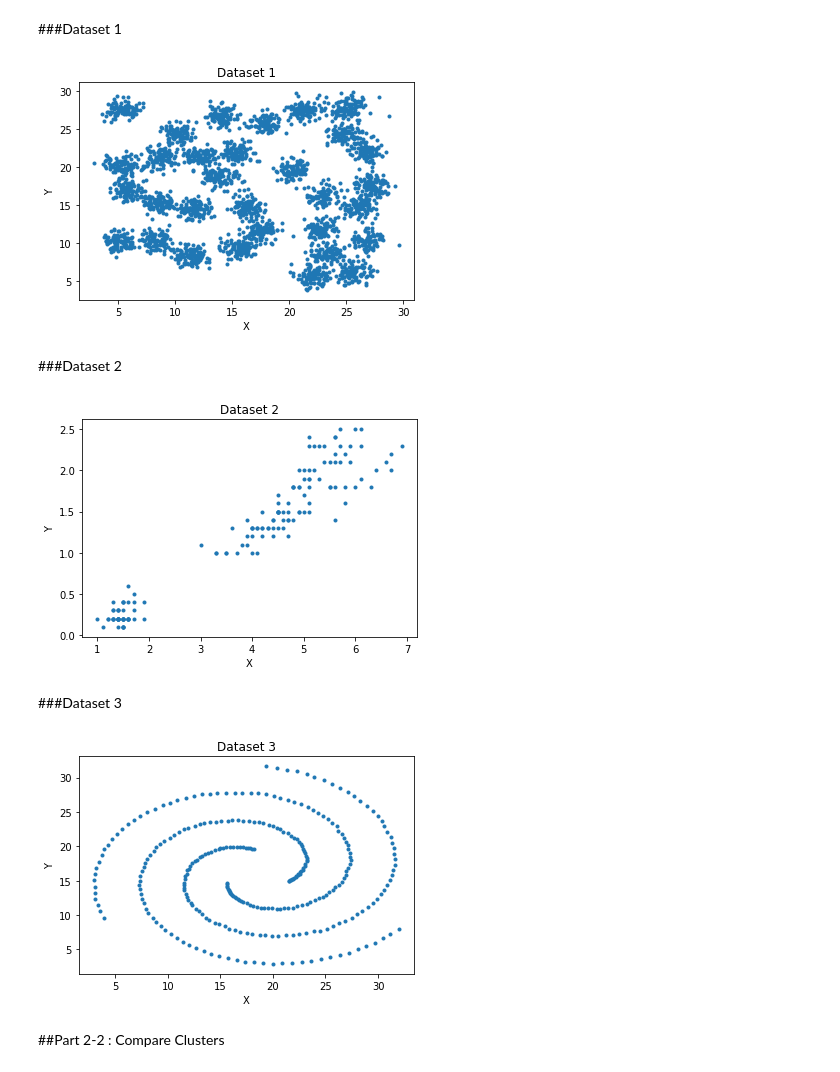
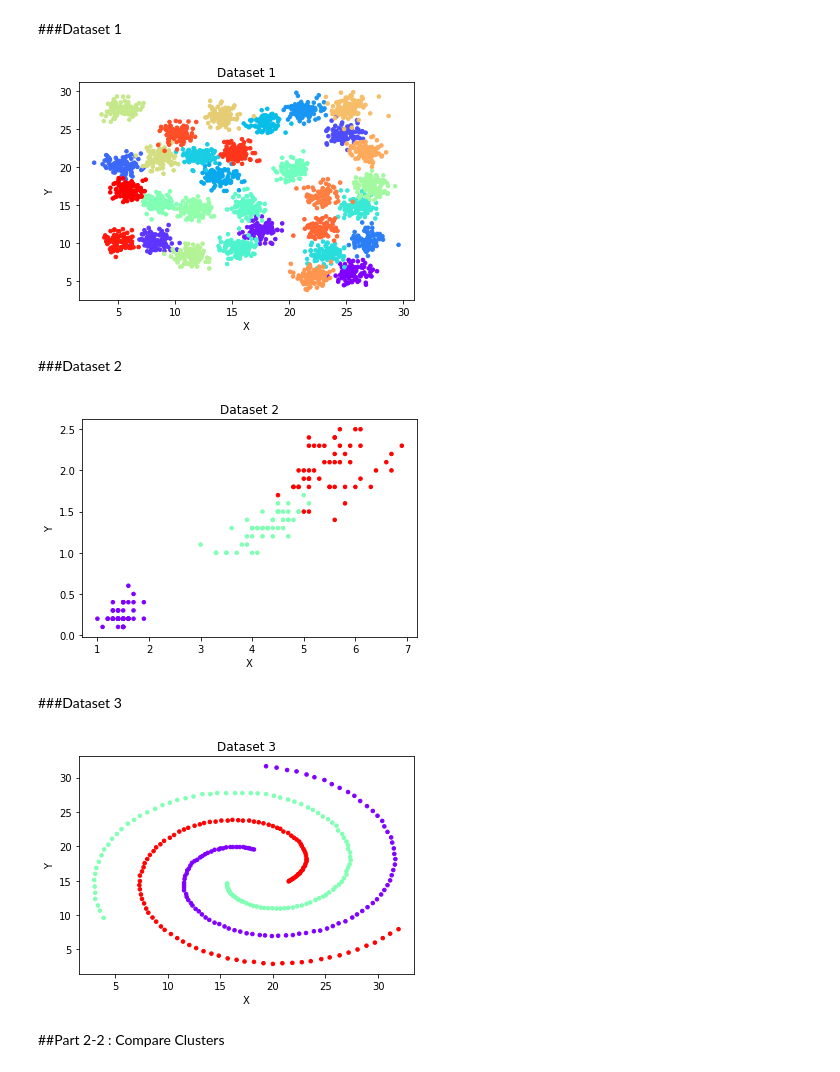
Before and after one commit to saeedgolzar/aml-course, a Jupyter notebook: Assignments/ML_HW3/AML_HW3.ipynb, the cells around one changed output. Drawn from its saved outputs; the diff is of its cells as text; code cells hidden in the pictures.

```diff
--- a/Assignments/ML_HW3/AML_HW3.ipynb
+++ b/Assignments/ML_HW3/AML_HW3.ipynb
@@ -398,42 +398,44 @@ plt.show()
 # %%
 path = "https://raw.githubusercontent.com/saeedgolzar/AML_Course/main/Assignments/ML_HW3/DataSet/4/dataset1.csv"
 dataset1 = pd.read_csv(path)
 #Plot
-plt.scatter(dataset1.x, dataset1.y, marker='.')
+plt.scatter(dataset1.x, dataset1.y, c=dataset1.label, s=50, cmap='rainbow', marker='.')
 plt.xlabel('X')
 plt.ylabel('Y')
 plt.title('Dataset 1')
 plt.savefig("1.svg")
 plt.show()
 # %% [output]
-[figure, old version]
+[figure, new version]
 # %% [markdown]
 ###Dataset 2
 # %%
 path = "https://raw.githubusercontent.com/saeedgolzar/AML_Course/main/Assignments/ML_HW3/DataSet/4/dataset2.csv"
 dataset2 = pd.read_csv(path)
+le = LabelEncoder()
+dataset2['label'] = le.fit_transform(dataset2.label.values)
 #Plot
-plt.scatter(dataset2.x, dataset2.y, marker='.')
+plt.scatter(dataset2.x, dataset2.y, c=dataset2.label, s=50, cmap='rainbow', marker='.')
 plt.xlabel('X')
 plt.ylabel('Y')
 plt.title('Dataset 2')
 plt.savefig("2.svg")
 plt.show()
 # %% [output]
-[figure, old version]
+[figure, new version]
 # %% [markdown]
 ###Dataset 3
 # %%
 path = "https://raw.githubusercontent.com/saeedgolzar/AML_Course/main/Assignments/ML_HW3/DataSet/4/dataset3.csv"
 dataset3 = pd.read_csv(path)
 #Plot
-plt.scatter(dataset3.x, dataset3.y, marker='.')
+plt.scatter(dataset3.x, dataset3.y, c=dataset3.label, s=50, cmap='rainbow', marker='.')
 plt.xlabel('X')
 plt.ylabel('Y')
 plt.title('Dataset 3')
 plt.savefig("3.svg")
 plt.show()
 # %% [output]
-[figure, old version]
+[figure, new version]
 # %% [markdown]
 ##Part 2-2 : Compare Clusters
```
Also changed, not shown: parts of 30 cells of this notebook.
